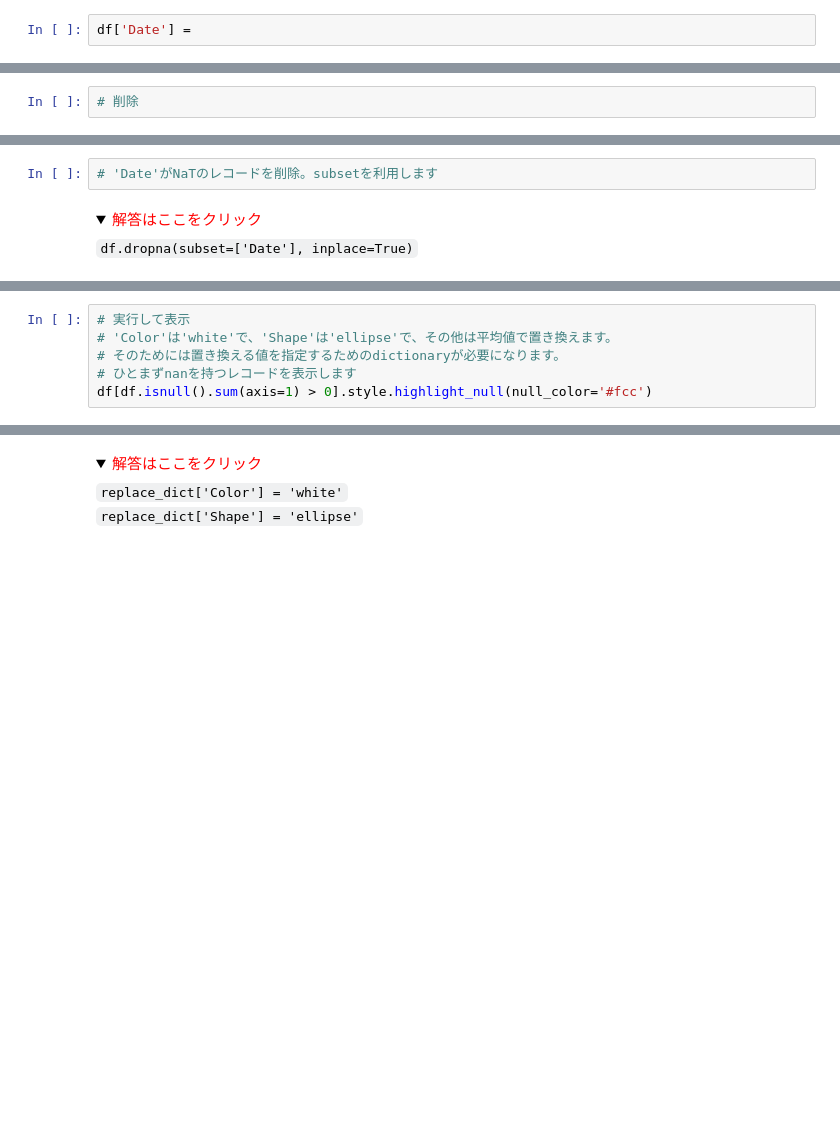
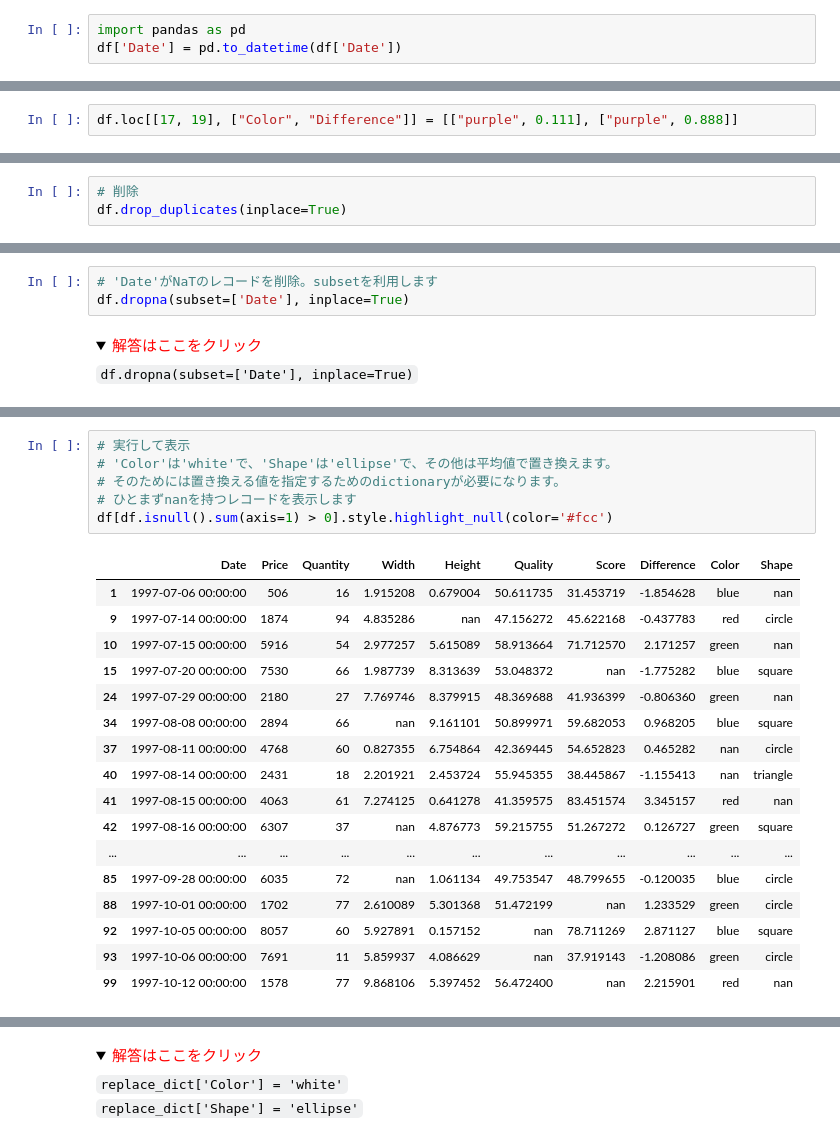
Before and after one commit to sato1214syun/python-data-analytics-udemy-business, a Jupyter notebook: src/3_DataFrame_exercise.ipynb, the cells around one changed output, grey strips where cells are left out. Drawn from its saved outputs; the diff is of its cells as text; folded sections open; blank space fills up the shorter version.

```diff
--- a/src/3_DataFrame_exercise.ipynb
+++ b/src/3_DataFrame_exercise.ipynb
@@ -47,5 +78,6 @@ df.info()
 # %%
-df['Date'] =
+import pandas as pd
+df['Date'] = pd.to_datetime(df['Date'])
 # %% [markdown]
 <details>
     <summary><font color='red'>解答はここをクリック</font></summary>
@@ -86,6 +176,8 @@ Exercise_7 : 'Difference'の値が2より大きいか、もしくは-2より小
 </details>
 # %% [markdown]
 Exercise_8: インデックスが17と19の'Color'の値をともに'purple'に、また'Difference'の値をそれぞれ0.111と0.888に更新してください
+# %%
+df.loc[[17, 19], ["Color", "Difference"]] = [["purple", 0.111], ["purple", 0.888]]
 # %% [markdown]
 <details>
     <summary><font color='red'>解答はここをクリック</font></summary>
@@ -245,6 +484,7 @@ Exercise_20 : dfの重複行の数を確認し、重複行を削除してくだ
 </details>
 # %%
 # 削除
+df.drop_duplicates(inplace=True)
 # %% [markdown]
 <details>
     <summary><font color='red'>解答はここをクリック</font></summary>
@@ -262,5 +509,6 @@ df[df['Date'].isnull()]
 # %%
 # 'Date'がNaTのレコードを削除。subsetを利用します
+df.dropna(subset=['Date'], inplace=True)
 # %% [markdown]
 <details>
     <summary><font color='red'>解答はここをクリック</font></summary>
@@ -273,9 +523,27 @@ df[df['Date'].isnull()]
 # %%
 # 実行して表示
 # 'Color'は'white'で、'Shape'は'ellipse'で、その他は平均値で置き換えます。
 # そのためには置き換える値を指定するためのdictionaryが必要になります。
 # ひとまずnanを持つレコードを表示します
-df[df.isnull().sum(axis=1) > 0].style.highlight_null(null_color='#fcc')
+df[df.isnull().sum(axis=1) > 0].style.highlight_null(color='#fcc')
+# %% [output]
+|  | Date | Price | Quantity | Width | Height | Quality | Score | Difference | Color | Shape |
+| 1 | 1997-07-06 00:00:00 | 506 | 16 | 1.915208 | 0.679004 | 50.611735 | 31.453719 | -1.854628 | blue | nan |
+| 9 | 1997-07-14 00:00:00 | 1874 | 94 | 4.835286 | nan | 47.156272 | 45.622168 | -0.437783 | red | circle |
+| 10 | 1997-07-15 00:00:00 | 5916 | 54 | 2.977257 | 5.615089 | 58.913664 | 71.712570 | 2.171257 | green | nan |
+| 15 | 1997-07-20 00:00:00 | 7530 | 66 | 1.987739 | 8.313639 | 53.048372 | nan | -1.775282 | blue | square |
+| 24 | 1997-07-29 00:00:00 | 2180 | 27 | 7.769746 | 8.379915 | 48.369688 | 41.936399 | -0.806360 | green | nan |
+| 34 | 1997-08-08 00:00:00 | 2894 | 66 | nan | 9.161101 | 50.899971 | 59.682053 | 0.968205 | blue | square |
+| 37 | 1997-08-11 00:00:00 | 4768 | 60 | 0.827355 | 6.754864 | 42.369445 | 54.652823 | 0.465282 | nan | circle |
+| 40 | 1997-08-14 00:00:00 | 2431 | 18 | 2.201921 | 2.453724 | 55.945355 | 38.445867 | -1.155413 | nan | triangle |
+| 41 | 1997-08-15 00:00:00 | 4063 | 61 | 7.274125 | 0.641278 | 41.359575 | 83.451574 | 3.345157 | red | nan |
+| 42 | 1997-08-16 00:00:00 | 6307 | 37 | nan | 4.876773 | 59.215755 | 51.267272 | 0.126727 | green | square |
+| ... | ... | ... | ... | ... | ... | ... | ... | ... | ... | ... |
+| 85 | 1997-09-28 00:00:00 | 6035 | 72 | nan | 1.061134 | 49.753547 | 48.799655 | -0.120035 | blue | circle |
+| 88 | 1997-10-01 00:00:00 | 1702 | 77 | 2.610089 | 5.301368 | 51.472199 | nan | 1.233529 | green | circle |
+| 92 | 1997-10-05 00:00:00 | 8057 | 60 | 5.927891 | 0.157152 | nan | 78.711269 | 2.871127 | blue | square |
+| 93 | 1997-10-06 00:00:00 | 7691 | 11 | 5.859937 | 4.086629 | nan | 37.919143 | -1.208086 | green | circle |
+| 99 | 1997-10-12 00:00:00 | 1578 | 77 | 9.868106 | 5.397452 | 56.472400 | nan | 2.215901 | red | nan |
 # %%
 # 実行して表示
 hasnull_index = df[df.isnull().sum(axis=1) > 0].index
```
Also changed, not shown: parts of 51 cells of this notebook, 8 other files.
